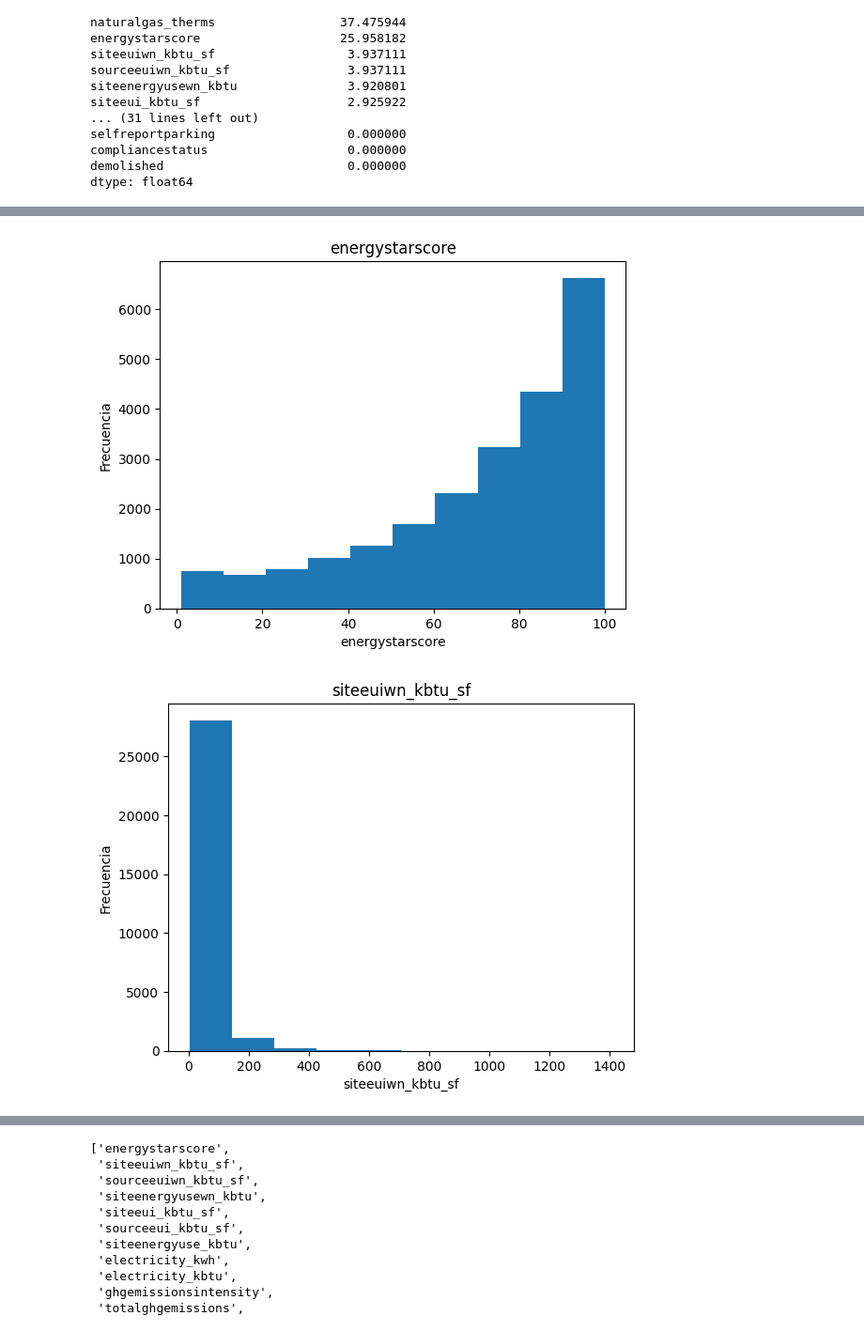
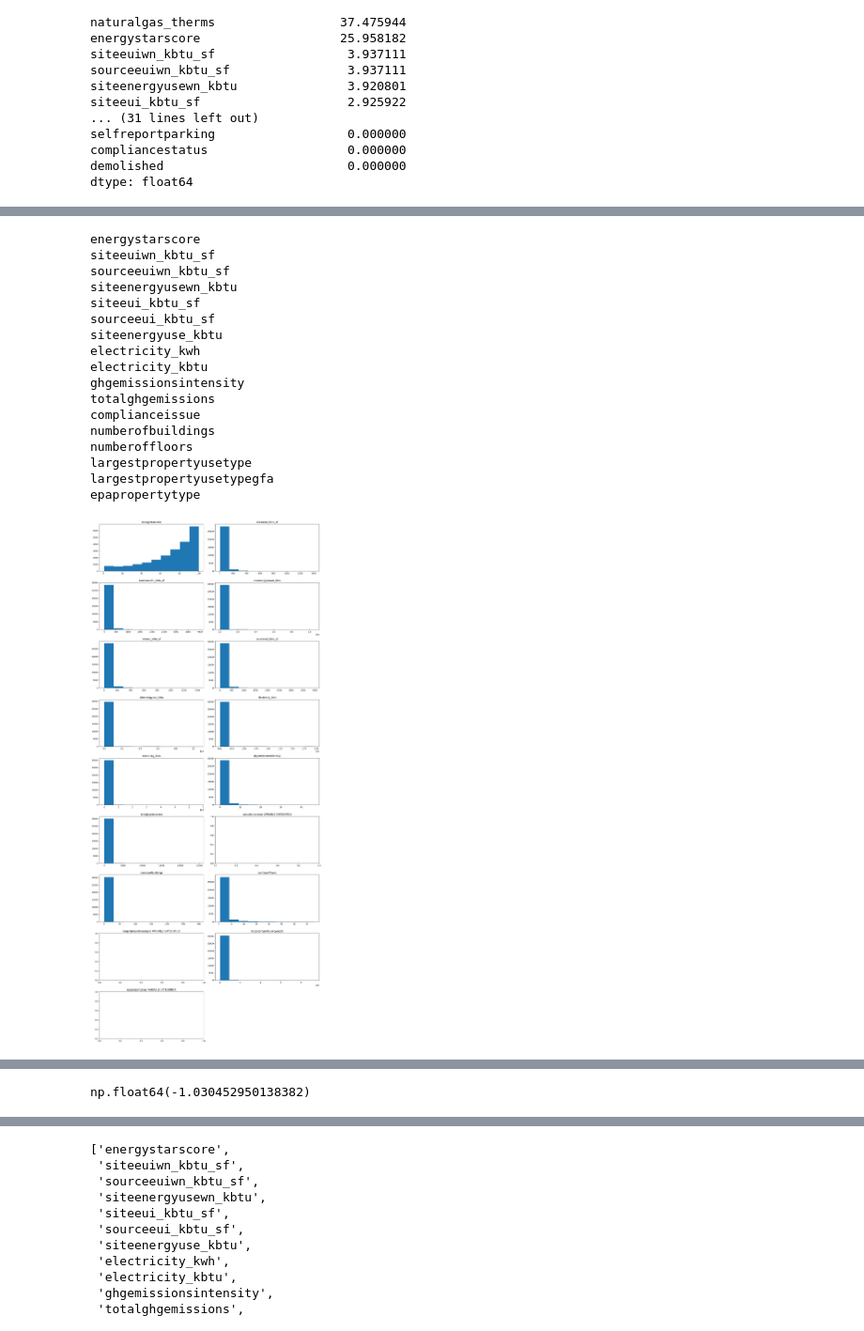
Before and after one commit to LLAES07/seatle, a Jupyter notebook: Notebooks/Proyecto.ipynb, the cells around one changed output, grey strips where cells are left out. Shown at 94% size. Cells and saved outputs as stored; diff of their text form; code cells hidden in the pictures.

```diff
--- a/Notebooks/Proyecto.ipynb
+++ b/Notebooks/Proyecto.ipynb
@@ -72,13 +130,50 @@ df.drop(columns=columnas_a_eliminar, inplace=True)
 # %%
+# Establecemos el treshold en 0 para que la condición sera mayor que cero
 treshold = 0
-series_nulos = df.isnull().sum().sort_values(ascending=False)*100.0/df.shape[0]
 
-for col in series_nulos[series_nulos>treshold].index:
-    if pd.api.types.is_numeric_dtype(df[col]):
-        df[col].plot(kind='hist', title=col)
-        plt.xlabel(col)
-        plt.ylabel('Frecuencia')
-        plt.show()
+col_names = series_nulos[series_nulos>treshold].index.to_list()
+graficos_len =len(col_names)
+
+ncols = 2
+nrows = int(np.ceil(graficos_len / ncols))
+
+
+fig, axes = plt.subplots(nrows=nrows, ncols=ncols, figsize=(16, 4 * nrows))
+axes = axes.flatten()  # Para indexar fácilmente cada subplot
+
+for i, col_name in enumerate(col_names):
+    print(col_name)
+    # Graficar un histograma, por ejemplo
+    if df[col_name].dtype in (int, float):
+        axes[i].hist(df[col_name])
+        axes[i].set_title(col_name)
+    else:
+
+        axes[i].set_title(col_name + ' VARIABLE CATEGORICA')
+
+
+# Si sobran ejes (subplots) porque la última fila no está completa, puedes ocultarlos:
+for j in range(i + 1, len(axes)):
+    axes[j].set_visible(False)
+
+plt.tight_layout()
+plt.show()
 # %% [output]
+energystarscore
+siteeuiwn_kbtu_sf
+sourceeuiwn_kbtu_sf
+siteenergyusewn_kbtu
+siteeui_kbtu_sf
+sourceeui_kbtu_sf
+siteenergyuse_kbtu
+electricity_kwh
+electricity_kbtu
+ghgemissionsintensity
+totalghgemissions
+complianceissue
+numberofbuildings
+numberoffloors
+largestpropertyusetype
+largestpropertyusetypegfa
+epapropertytype
-[figure, old version]
+[figure, new version]
-[figure, removed]
@@ -96,0 +180,4 @@ for col in series_nulos[series_nulos>treshold].index:
+# %%
+df['energystarscore'].skew()  # > 0 → cola a la derecha
+# %% [output]
+np.float64(-1.030452950138382)
```
Also changed, not shown: parts of 18 cells of this notebook, 1 other file.
